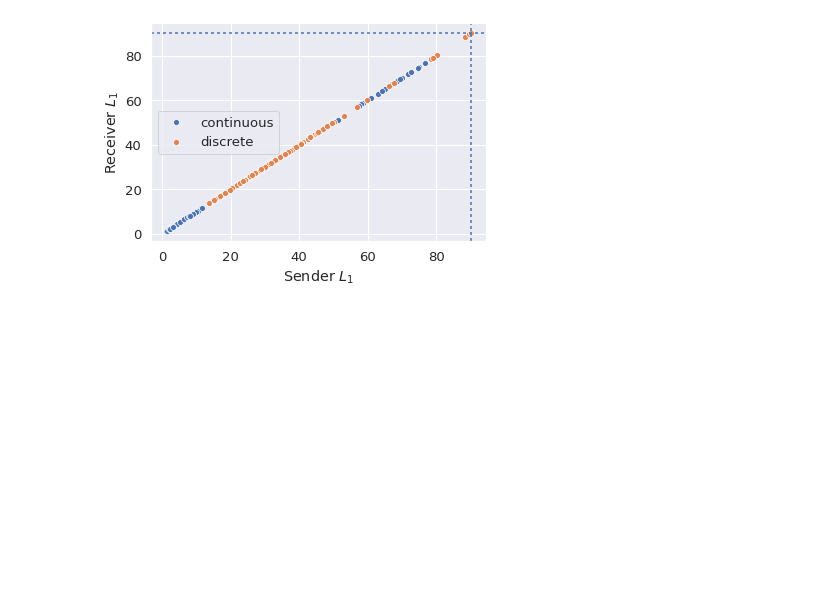
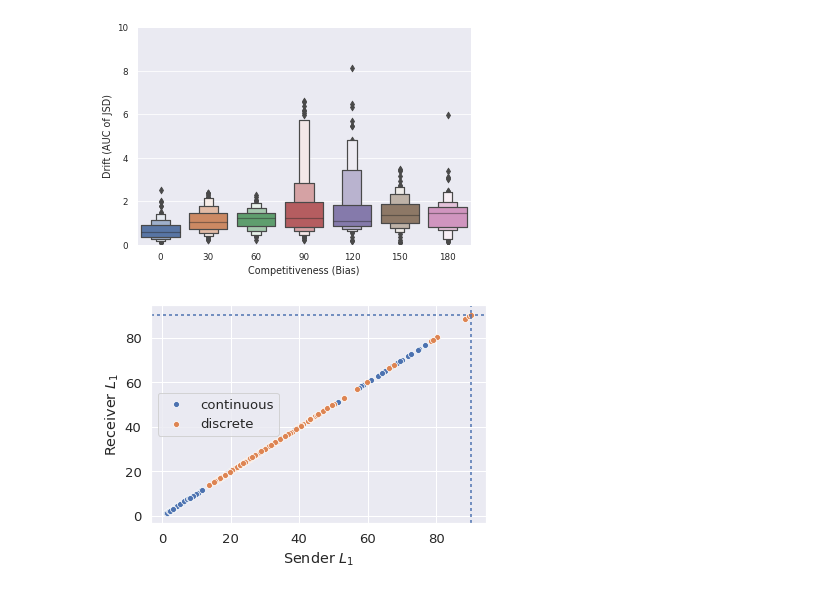
Before and after one commit to mnoukhov/emergent-compete, a Jupyter notebook: notebooks/Hyperparam Search Plots.ipynb, the cells around one changed output. Cells and saved outputs as stored; diff of their text form; code cells hidden in the pictures; blank space fills up the shorter version.

```diff
--- a/notebooks/Hyperparam Search Plots.ipynb
+++ b/notebooks/Hyperparam Search Plots.ipynb
@@ -115,3 +117,25 @@ plt.show()
+# %%
+dfs = []
+
+for bias in [0,3,6,9,12,15,18]:
+    path = log_path / f'cat-deter-drift-search9-bias{bias}'
+    _, _, drift = all_metrics(path)
+    dfs.append(pd.DataFrame({'drift': drift, 'bias': bias*10}))
+
+
+drift_df = pd.concat(dfs, ignore_index=True)
+
+with sns.plotting_context('paper'):
+    # sns.set(font_scale=1.2)
+    sns.boxenplot(x='bias', y='drift', data=drift_df )
+    plt.xlabel(r'Competitiveness (Bias)')
+    plt.ylabel(r'Drift (AUC of JSD)')
+    plt.ylim((0,10))
+
+#         plt.savefig(results_path / f'cat-deter-drift-search-hp-bias{bias}.png',  bbox_inches='tight')
+plt.show()
+# %% [output]
+[figure, added]
 # %%
 for bias in [0,3,6,9,12,15]:
     with sns.plotting_context('paper'):
```
Also changed, not shown: parts of 2 cells of this notebook.
